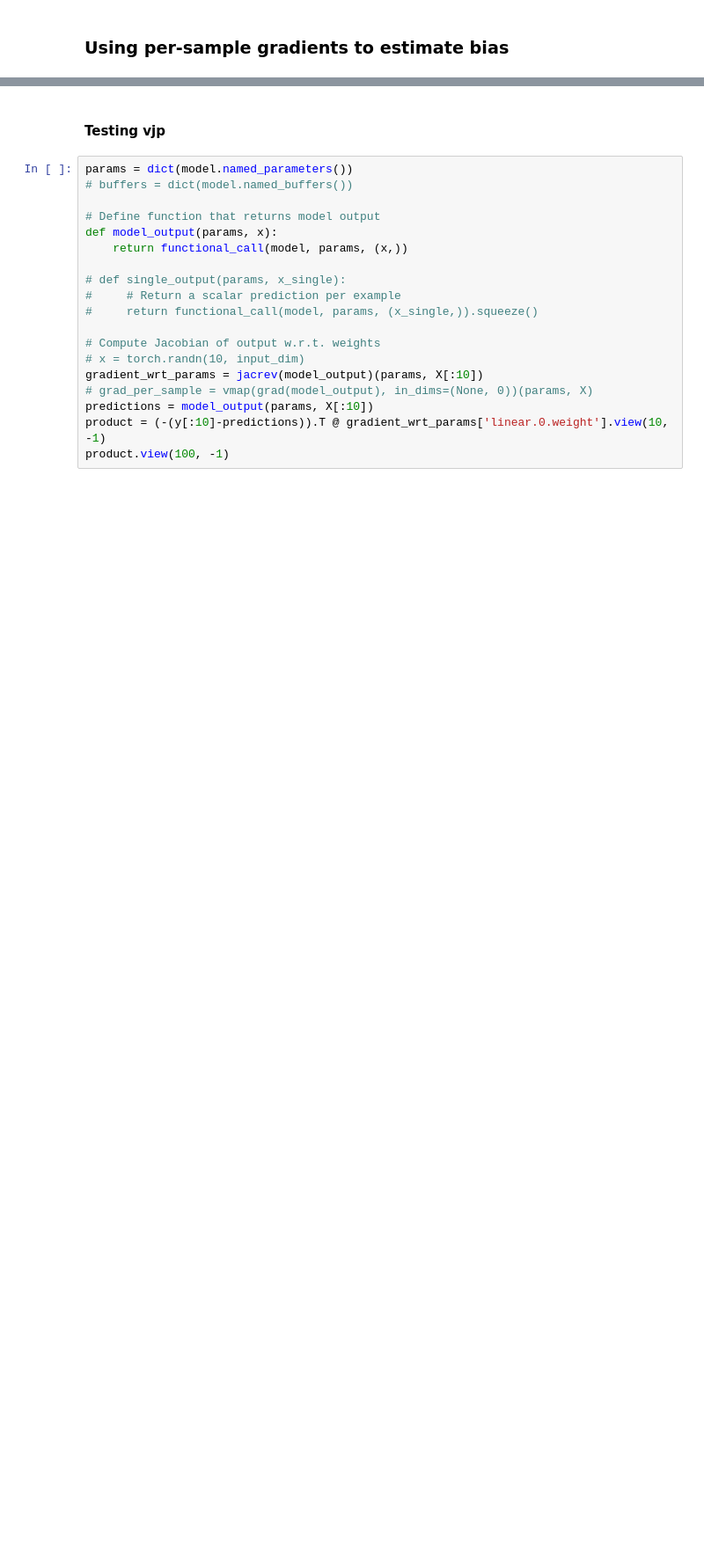
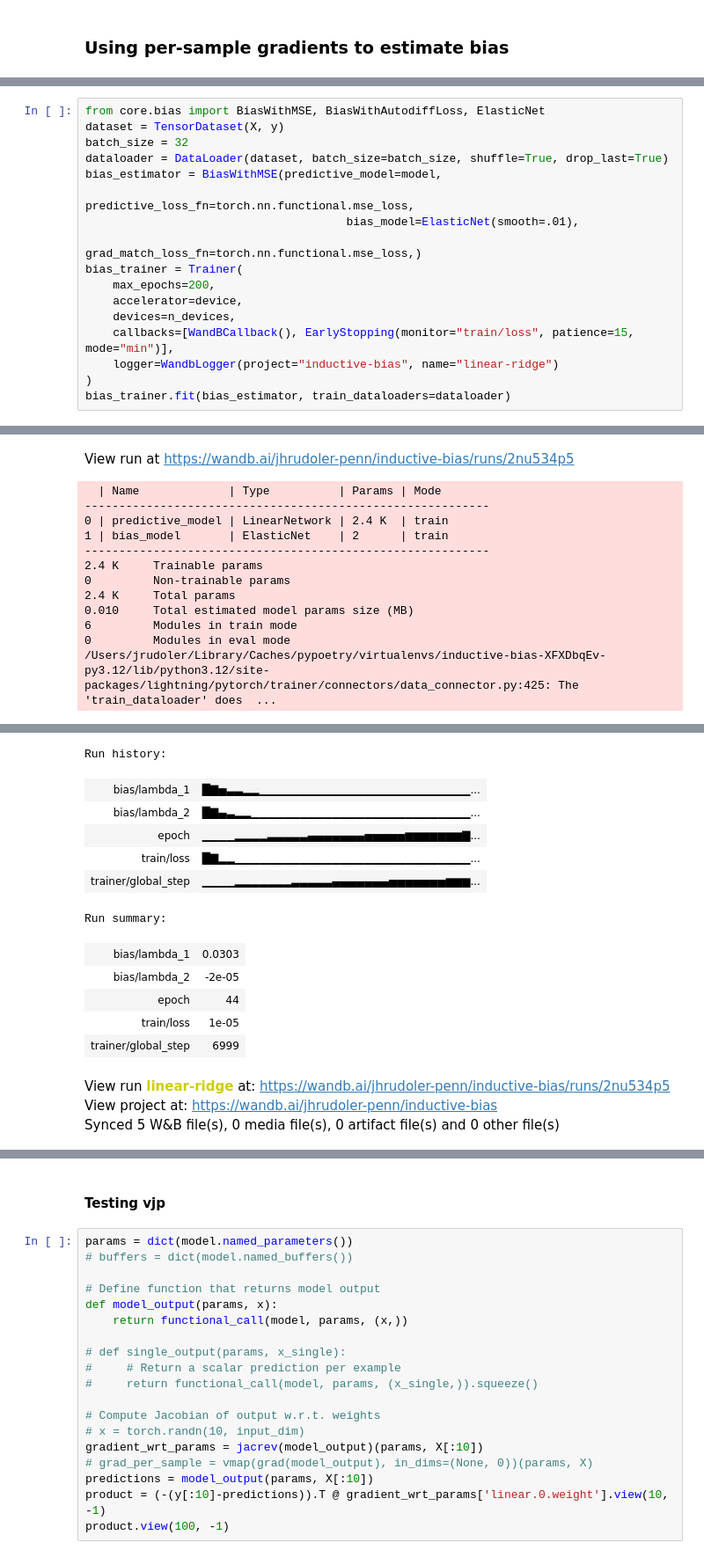
Before and after one commit to jrudoler/estimating-implicit-regularization, a Jupyter notebook: learn-inductive-bias.ipynb, the cells around one changed output, grey strips where cells are left out. Shown at 88% size. Drawn from its saved outputs; the diff is of its cells as text; blank space fills up the shorter version.

```diff
--- a/learn-inductive-bias.ipynb
+++ b/learn-inductive-bias.ipynb
@@ -336,0 +252,18 @@ NameError: name 'flattened_params' is not defined
+# %%
+from core.bias import BiasWithMSE, BiasWithAutodiffLoss, ElasticNet
+dataset = TensorDataset(X, y)
+batch_size = 32
+dataloader = DataLoader(dataset, batch_size=batch_size, shuffle=True, drop_last=True)
+bias_estimator = BiasWithMSE(predictive_model=model,
+                                      predictive_loss_fn=torch.nn.functional.mse_loss,
+                                      bias_model=ElasticNet(smooth=.01),
+                                      grad_match_loss_fn=torch.nn.functional.mse_loss,)
+bias_trainer = Trainer(
+    max_epochs=200,
+    accelerator=device,
+    devices=n_devices,
+    callbacks=[WandBCallback(), EarlyStopping(monitor="train/loss", patience=15, mode="min")],
+    logger=WandbLogger(project="inductive-bias", name="linear-ridge")
+)
+bias_trainer.fit(bias_estimator, train_dataloaders=dataloader)
+# %% [output]
@@ -336,0 +279,13 @@ NameError: name 'flattened_params' is not defined
+View run at https://wandb.ai/jhrudoler-penn/inductive-bias/runs/2nu534p5
+  | Name             | Type          | Params | Mode
+-----------------------------------------------------------
+0 | predictive_model | LinearNetwork | 2.4 K  | train
+1 | bias_model       | ElasticNet    | 2      | train
+-----------------------------------------------------------
+2.4 K     Trainable params
+0         Non-trainable params
+2.4 K     Total params
+0.010     Total estimated model params size (MB)
+6         Modules in train mode
+0         Modules in eval mode
+/Users/jrudoler/Library/Caches/pypoetry/virtualenvs/inductive-bias-XFXDbqEv-py3.12/lib/python3.12/site-packages/lightning/pytorch/trainer/connectors/data_connector.py:425: The 'train_dataloader' does  ...
@@ -336,0 +293,15 @@ NameError: name 'flattened_params' is not defined
+Run history:
+| bias/lambda_1 | █▇▅▃▃▂▂▁▁▁▁▁▁▁▁▁▁▁▁▁▁▁▁▁▁▁▁▁▁▁▁▁▁... |
+| bias/lambda_2 | █▇▄▃▂▂▁▁▁▁▁▁▁▁▁▁▁▁▁▁▁▁▁▁▁▁▁▁▁▁▁▁▁... |
+| epoch | ▁▁▁▁▂▂▂▂▃▃▃▃▃▄▄▄▄▄▄▄▅▅▅▅▅▆▆▆▆▆▆▆▇... |
+| train/loss | █▇▂▂▁▁▁▁▁▁▁▁▁▁▁▁▁▁▁▁▁▁▁▁▁▁▁▁▁▁▁▁▁... |
+| trainer/global_step | ▁▁▁▁▂▂▂▂▂▂▂▃▃▃▃▃▄▄▄▄▄▄▄▅▅▅▅▅▅▅▆▆▆... |
+Run summary:
+| bias/lambda_1 | 0.0303 |
+| bias/lambda_2 | -2e-05 |
+| epoch | 44 |
+| train/loss | 1e-05 |
+| trainer/global_step | 6999 |
+View run linear-ridge at: https://wandb.ai/jhrudoler-penn/inductive-bias/runs/2nu534p5
+View project at: https://wandb.ai/jhrudoler-penn/inductive-bias
+Synced 5 W&B file(s), 0 media file(s), 0 artifact file(s) and 0 other file(s)
```
Also changed, not shown: parts of 6 cells of this notebook, 10 other files.
